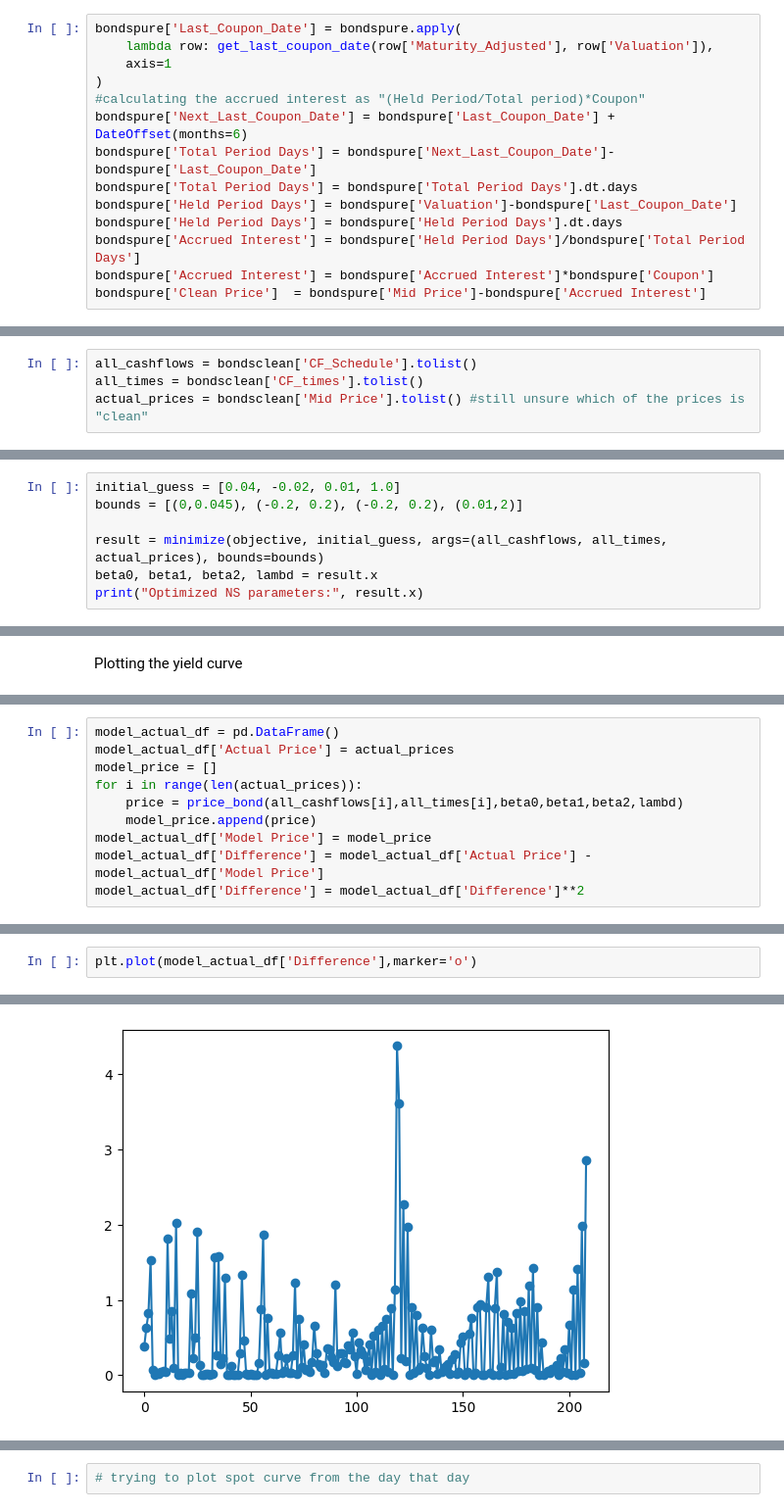
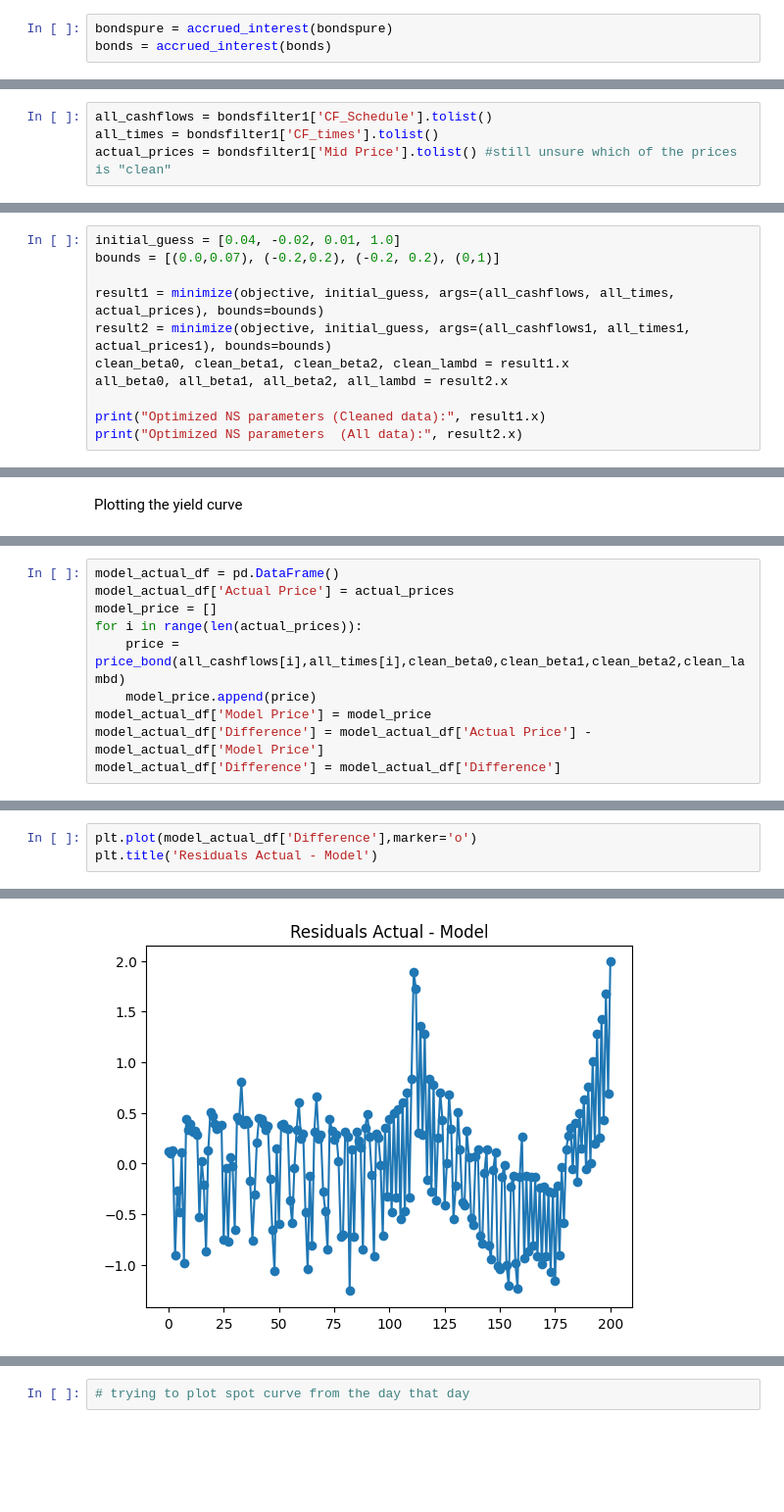
Before and after one commit to ShreyaVolety/valuations_mini02, a Jupyter notebook: valuationsproject.ipynb, the cells around one changed output, grey strips where cells are left out. Shown at 98% size. Cells and saved outputs as stored; diff of their text form; blank space fills up the shorter version.

```diff
--- a/valuationsproject.ipynb
+++ b/valuationsproject.ipynb
@@ -93,14 +117,3 @@ def get_last_coupon_date(maturity_date, valuation_date):
 # %%
-bondspure['Last_Coupon_Date'] = bondspure.apply(
-    lambda row: get_last_coupon_date(row['Maturity_Adjusted'], row['Valuation']),
-    axis=1
-)
-#calculating the accrued interest as "(Held Period/Total period)*Coupon"
-bondspure['Next_Last_Coupon_Date'] = bondspure['Last_Coupon_Date'] + DateOffset(months=6)
-bondspure['Total Period Days'] = bondspure['Next_Last_Coupon_Date']-bondspure['Last_Coupon_Date']
-bondspure['Total Period Days'] = bondspure['Total Period Days'].dt.days
-bondspure['Held Period Days'] = bondspure['Valuation']-bondspure['Last_Coupon_Date']
-bondspure['Held Period Days'] = bondspure['Held Period Days'].dt.days
-bondspure['Accrued Interest'] = bondspure['Held Period Days']/bondspure['Total Period Days']
-bondspure['Accrued Interest'] = bondspure['Accrued Interest']*bondspure['Coupon']
-bondspure['Clean Price']  = bondspure['Mid Price']-bondspure['Accrued Interest']
+bondspure = accrued_interest(bondspure)
+bonds = accrued_interest(bonds)
@@ -220,6 +220,6 @@ bondsfilter1 = bondsclean[bondsclean['Remaining']>0.5]
 4. Decay is capped at 1.5
 5. Using scipy's minimize to bring squared error of actual price and model price
 # %%
-all_cashflows = bondsclean['CF_Schedule'].tolist()
-all_times = bondsclean['CF_times'].tolist()
-actual_prices = bondsclean['Mid Price'].tolist() #still unsure which of the prices is "clean"
+all_cashflows = bondsfilter1['CF_Schedule'].tolist()
+all_times = bondsfilter1['CF_times'].tolist()
+actual_prices = bondsfilter1['Mid Price'].tolist() #still unsure which of the prices is "clean"
@@ -252,8 +252,12 @@ def objective(params, all_cashflows, all_times, actual_prices):
 # %%
 initial_guess = [0.04, -0.02, 0.01, 1.0]
-bounds = [(0,0.045), (-0.2, 0.2), (-0.2, 0.2), (0.01,2)]
+bounds = [(0.0,0.07), (-0.2,0.2), (-0.2, 0.2), (0,1)]
 
-result = minimize(objective, initial_guess, args=(all_cashflows, all_times, actual_prices), bounds=bounds)
-beta0, beta1, beta2, lambd = result.x
-print("Optimized NS parameters:", result.x)
+result1 = minimize(objective, initial_guess, args=(all_cashflows, all_times, actual_prices), bounds=bounds)
+result2 = minimize(objective, initial_guess, args=(all_cashflows1, all_times1, actual_prices1), bounds=bounds)
+clean_beta0, clean_beta1, clean_beta2, clean_lambd = result1.x
+all_beta0, all_beta1, all_beta2, all_lambd = result2.x
+
+print("Optimized NS parameters (Cleaned data):", result1.x)
+print("Optimized NS parameters  (All data):", result2.x)
 # %% [output]
@@ -279,8 +337,8 @@ model_actual_df = pd.DataFrame()
 model_actual_df['Actual Price'] = actual_prices
 model_price = []
 for i in range(len(actual_prices)):
-    price = price_bond(all_cashflows[i],all_times[i],beta0,beta1,beta2,lambd)
+    price = price_bond(all_cashflows[i],all_times[i],clean_beta0,clean_beta1,clean_beta2,clean_lambd)
     model_price.append(price)
 model_actual_df['Model Price'] = model_price
 model_actual_df['Difference'] = model_actual_df['Actual Price'] - model_actual_df['Model Price']
-model_actual_df['Difference'] = model_actual_df['Difference']**2
+model_actual_df['Difference'] = model_actual_df['Difference']
@@ -310,3 +370,4 @@ plt.plot(model_actual_df['Model Price'], marker='')
 # %%
 plt.plot(model_actual_df['Difference'],marker='o')
+plt.title('Residuals Actual - Model')
 # %% [output]
@@ -314 +375 @@ plt.plot(model_actual_df['Difference'],marker='o')
-[figure, old version]
+[figure, new version]
```
Also changed, not shown: parts of 32 cells of this notebook.
